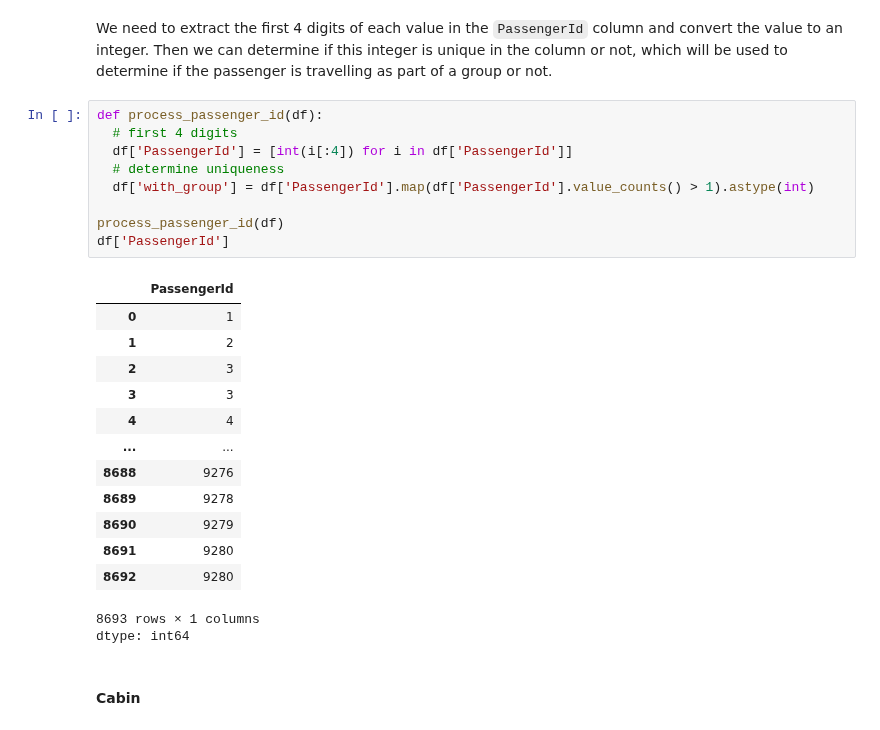
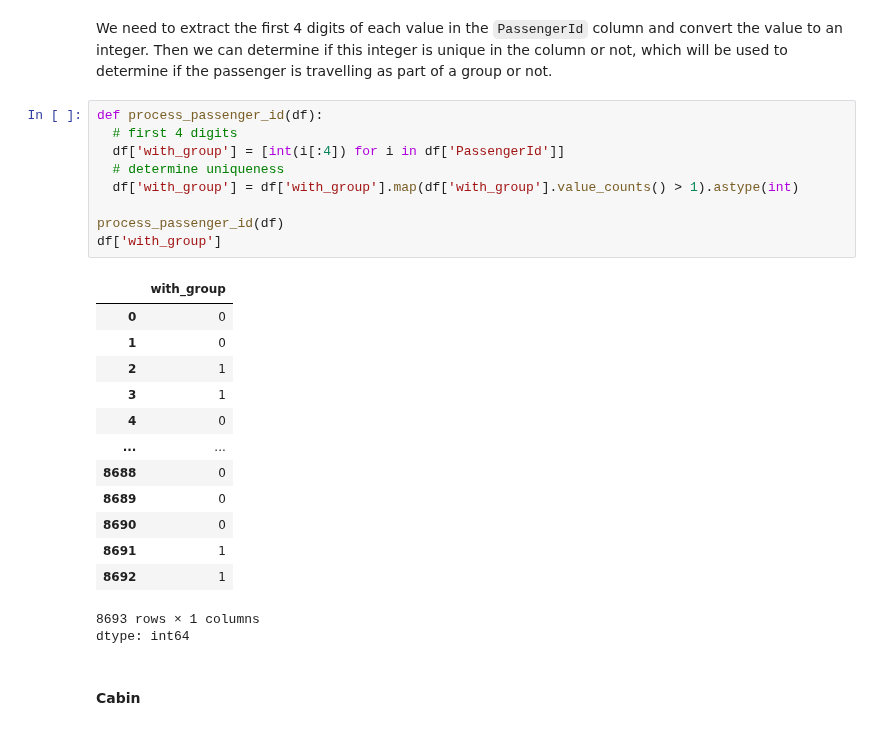
Before and after one commit to frank-895/machine_learning_journey, a Jupyter notebook: random_forests/random_forest.ipynb, the cells around one changed output. Saved outputs shown, nothing was run; the diff lists cells and outputs as text.

```diff
--- a/random_forests/random_forest.ipynb
+++ b/random_forests/random_forest.ipynb
@@ -121,25 +121,25 @@ We need to extract the first 4 digits of each value in the `PassengerId` column
 # %%
 def process_passenger_id(df):
   # first 4 digits
-  df['PassengerId'] = [int(i[:4]) for i in df['PassengerId']]
+  df['with_group'] = [int(i[:4]) for i in df['PassengerId']]
   # determine uniqueness
-  df['with_group'] = df['PassengerId'].map(df['PassengerId'].value_counts() > 1).astype(int)
+  df['with_group'] = df['with_group'].map(df['with_group'].value_counts() > 1).astype(int)
 
 process_passenger_id(df)
-df['PassengerId']
+df['with_group']
 # %% [output]
-|  | PassengerId |
-| 0 | 1 |
-| 1 | 2 |
-| 2 | 3 |
-| 3 | 3 |
-| 4 | 4 |
+|  | with_group |
+| 0 | 0 |
+| 1 | 0 |
+| 2 | 1 |
+| 3 | 1 |
+| 4 | 0 |
 | ... | ... |
-| 8688 | 9276 |
-| 8689 | 9278 |
-| 8690 | 9279 |
-| 8691 | 9280 |
-| 8692 | 9280 |
+| 8688 | 0 |
+| 8689 | 0 |
+| 8690 | 0 |
+| 8691 | 1 |
+| 8692 | 1 |
 8693 rows × 1 columns
 dtype: int64
 # %% [markdown]
```
Also changed, not shown: parts of 9 cells of this notebook.
